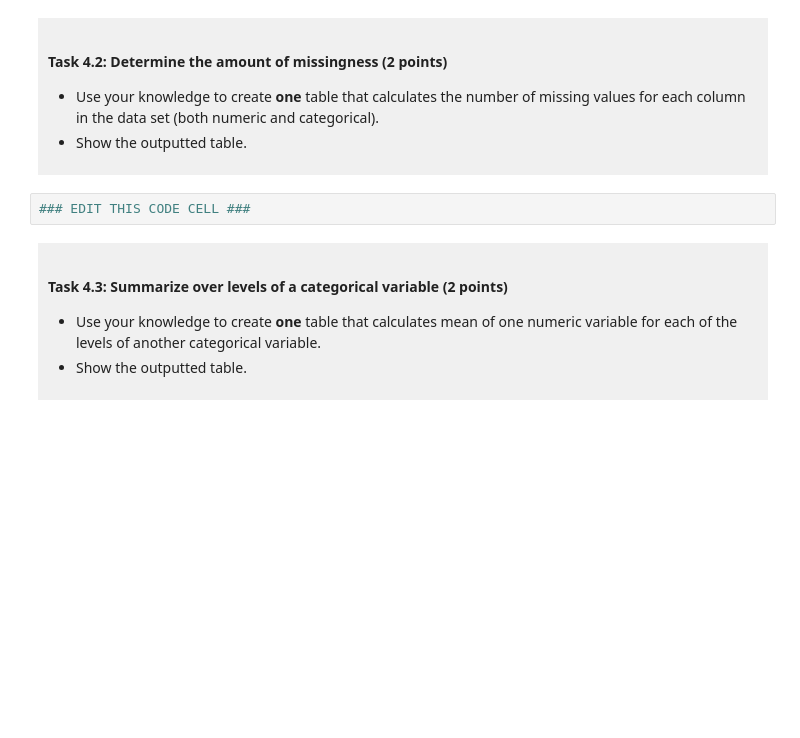
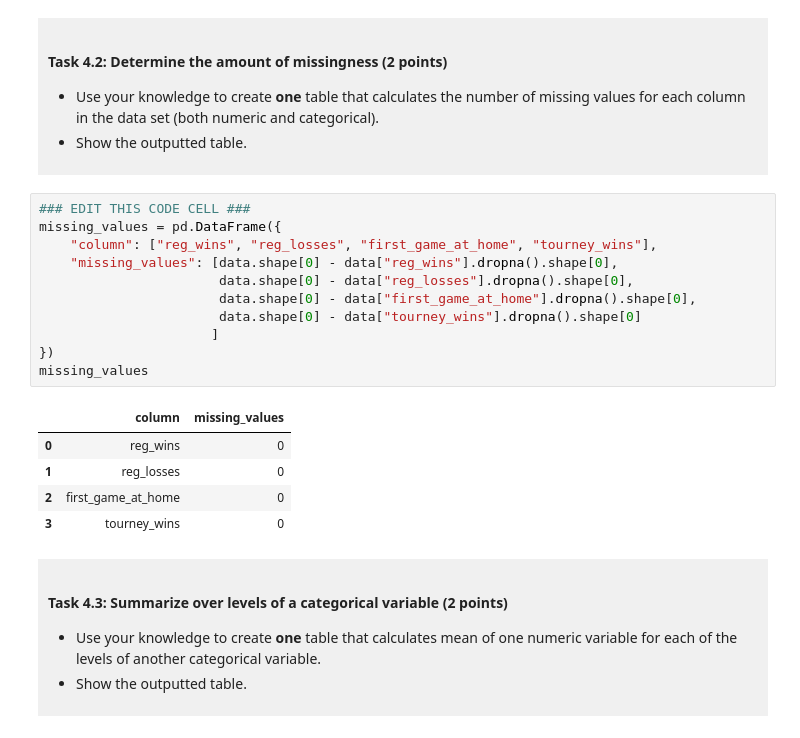
Before and after one commit to Angelina2501/dsci-100-project-angelina-makkar, a Jupyter notebook: dsci-100-project-notebook.ipynb, the cells around one changed output. Drawn from its saved outputs; the diff is of its cells as text; blank space fills up the shorter version.

```diff
--- a/dsci-100-project-notebook.ipynb
+++ b/dsci-100-project-notebook.ipynb
@@ -249,6 +256,21 @@ You will refine your research question (if needed) and produce a tidy data set.
 </div>
 # %%
 ### EDIT THIS CODE CELL ###
+missing_values = pd.DataFrame({
+    "column": ["reg_wins", "reg_losses", "first_game_at_home", "tourney_wins"],
+    "missing_values": [data.shape[0] - data["reg_wins"].dropna().shape[0],
+                       data.shape[0] - data["reg_losses"].dropna().shape[0],
+                       data.shape[0] - data["first_game_at_home"].dropna().shape[0],
+                       data.shape[0] - data["tourney_wins"].dropna().shape[0]
+                      ]
+})
+missing_values
+# %% [output]
+|  | column | missing_values |
+| 0 | reg_wins | 0 |
+| 1 | reg_losses | 0 |
+| 2 | first_game_at_home | 0 |
+| 3 | tourney_wins | 0 |
 # %% [markdown]
 <div style="background-color: #f0f0f0; padding: 10px;">
 
```
Also changed, not shown: parts of 11 cells of this notebook.
